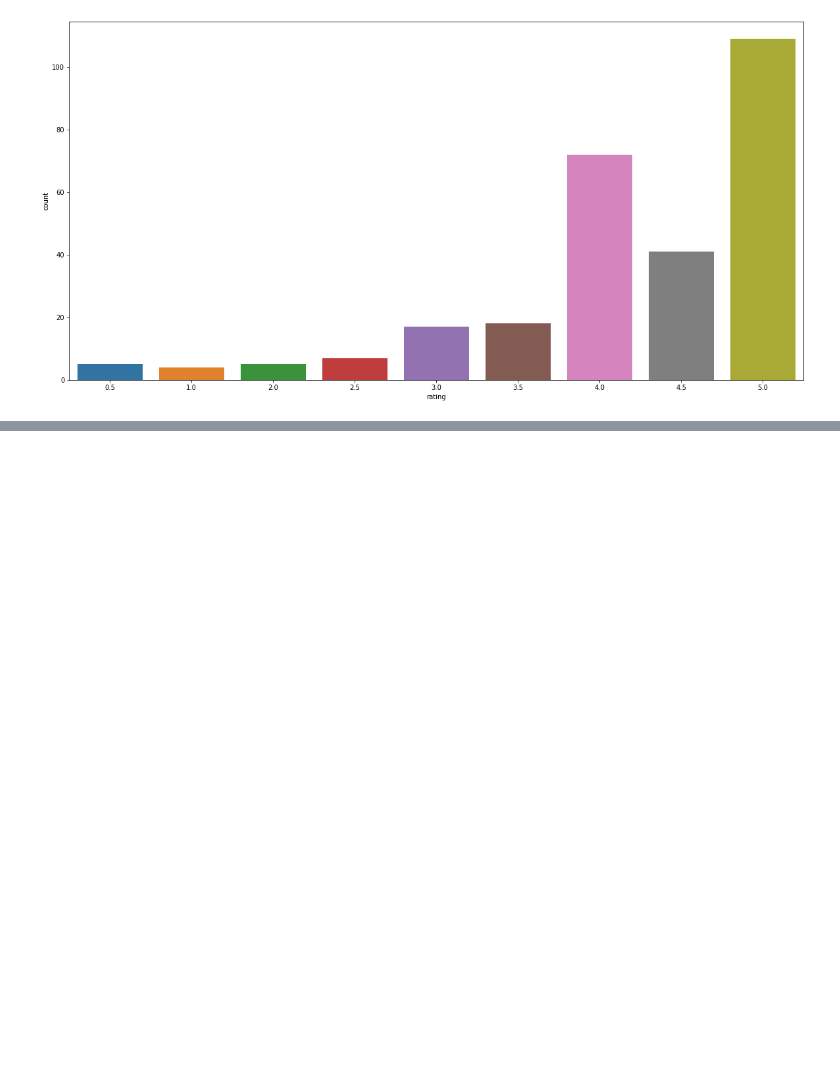
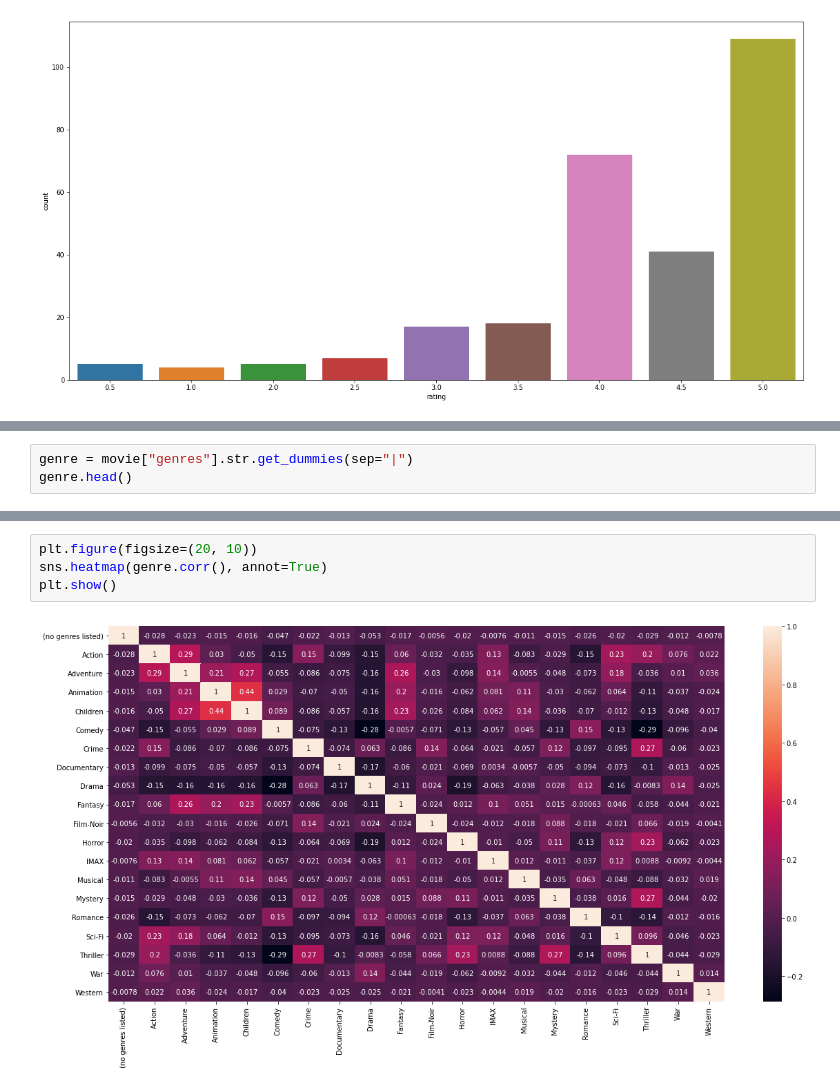
Before and after one commit to rymyung/recommendation, a Jupyter notebook: MovieLens.ipynb, the cells around one changed output, grey strips where cells are left out. Saved outputs shown, nothing was run; the diff lists cells and outputs as text; blank space fills up the shorter version.

Commit message:
Upload MovieLens EDA

```diff
--- a/MovieLens.ipynb
+++ b/MovieLens.ipynb
@@ -341,0 +438,3 @@ draw_count(data=rating[rating["movieId"]==2571], column="rating")
+# %%
+genre = movie["genres"].str.get_dummies(sep="|")
+genre.head()
@@ -341,0 +568,6 @@ draw_count(data=rating[rating["movieId"]==2571], column="rating")
+# %%
+plt.figure(figsize=(20, 10))
+sns.heatmap(genre.corr(), annot=True)
+plt.show()
+# %% [output]
+[figure, added]
```
Also changed, not shown: parts of 37 cells of this notebook.
